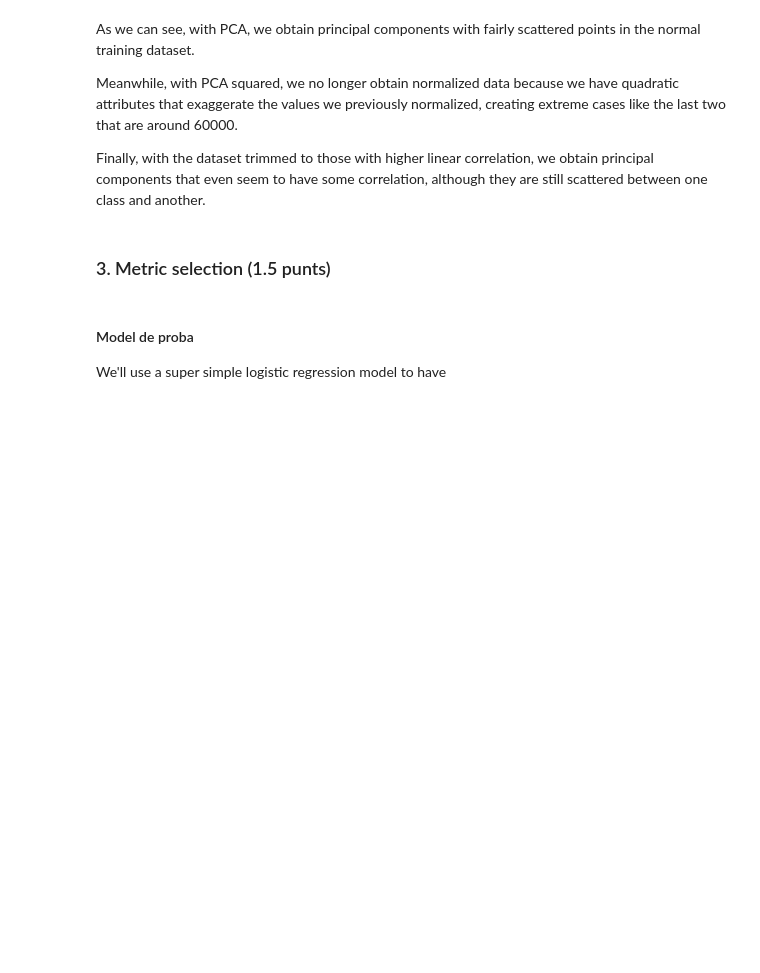
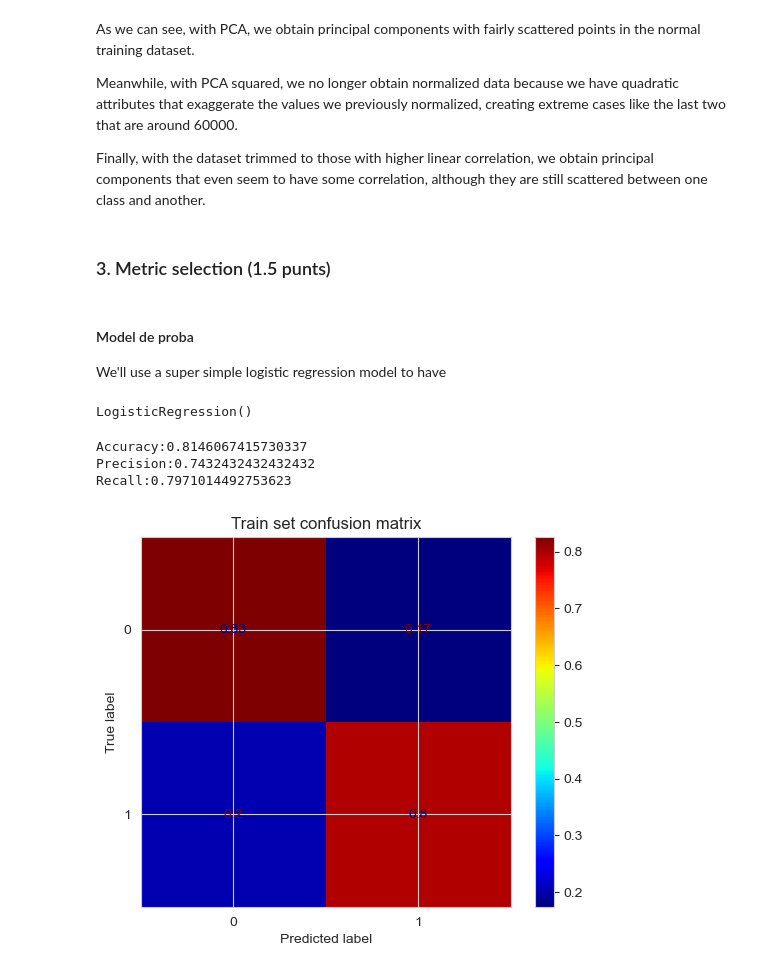
Before and after one commit to YssfDevOps/Titanic-Kaggle-Prediction-Project, a Jupyter notebook: EntregaPractica.ipynb, the cells around one changed output. Saved outputs shown, nothing was run; the diff lists cells and outputs as text; code cells hidden in the pictures; blank space fills up the shorter version.

```diff
--- a/EntregaPractica.ipynb
+++ b/EntregaPractica.ipynb
@@ -387,3 +403,33 @@ Finally, with the dataset trimmed to those with higher linear correlation, we ob
 #### Model de proba
 
 We'll use a super simple logistic regression model to have
+# %%
+def show_performance(x, y, model, title='confusion matrix', average='binary', figsize=(5, 5)):
+    predictions = model.predict(x)
+    acc = accuracy_score(y, predictions)
+    prec = precision_score(y, predictions, average=average)
+    rec = recall_score(y, predictions, average=average)
+
+    conf_mat = confusion_matrix(y, predictions)
+    conf_mat = conf_mat.astype('float') / conf_mat.sum(axis=1)[:, np.newaxis]
+
+    print(f'Accuracy:{acc}')
+    print(f'Precision:{prec}')
+    print(f'Recall:{rec}')
+
+    disp=ConfusionMatrixDisplay(conf_mat)
+    disp.plot(cmap='jet')
+    plt.title(title)
+    plt.show()
+# %%
+model = LogisticRegression()
+model.fit(X_train, y_train)
+# %% [output]
+LogisticRegression()
+# %%
+show_performance(X_test, y_test, model, 'Train set confusion matrix')
+# %% [output]
+Accuracy:0.8146067415730337
+Precision:0.7432432432432432
+Recall:0.7971014492753623
+[figure, added]
```
Also changed, not shown: parts of 18 cells of this notebook.
